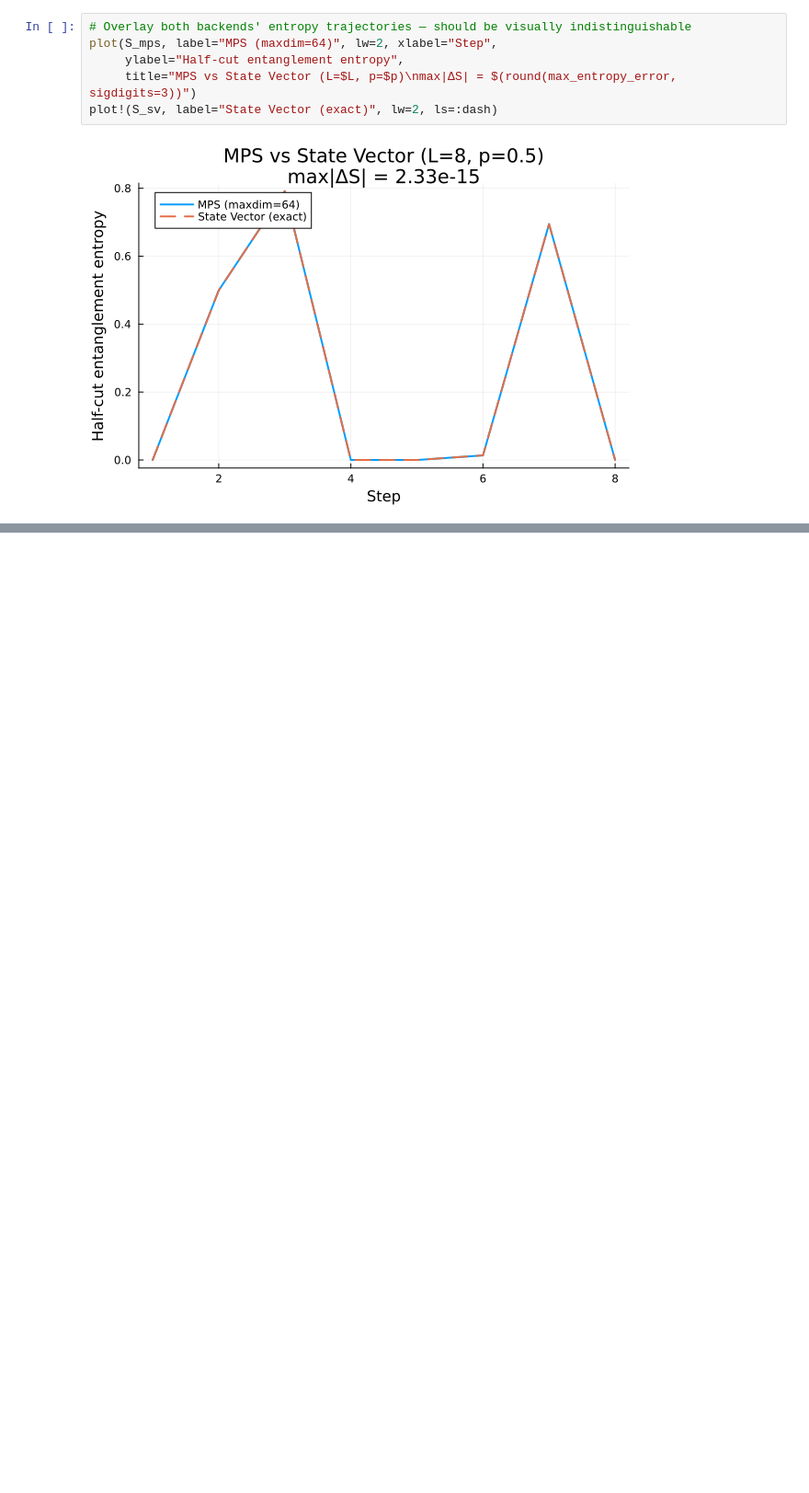
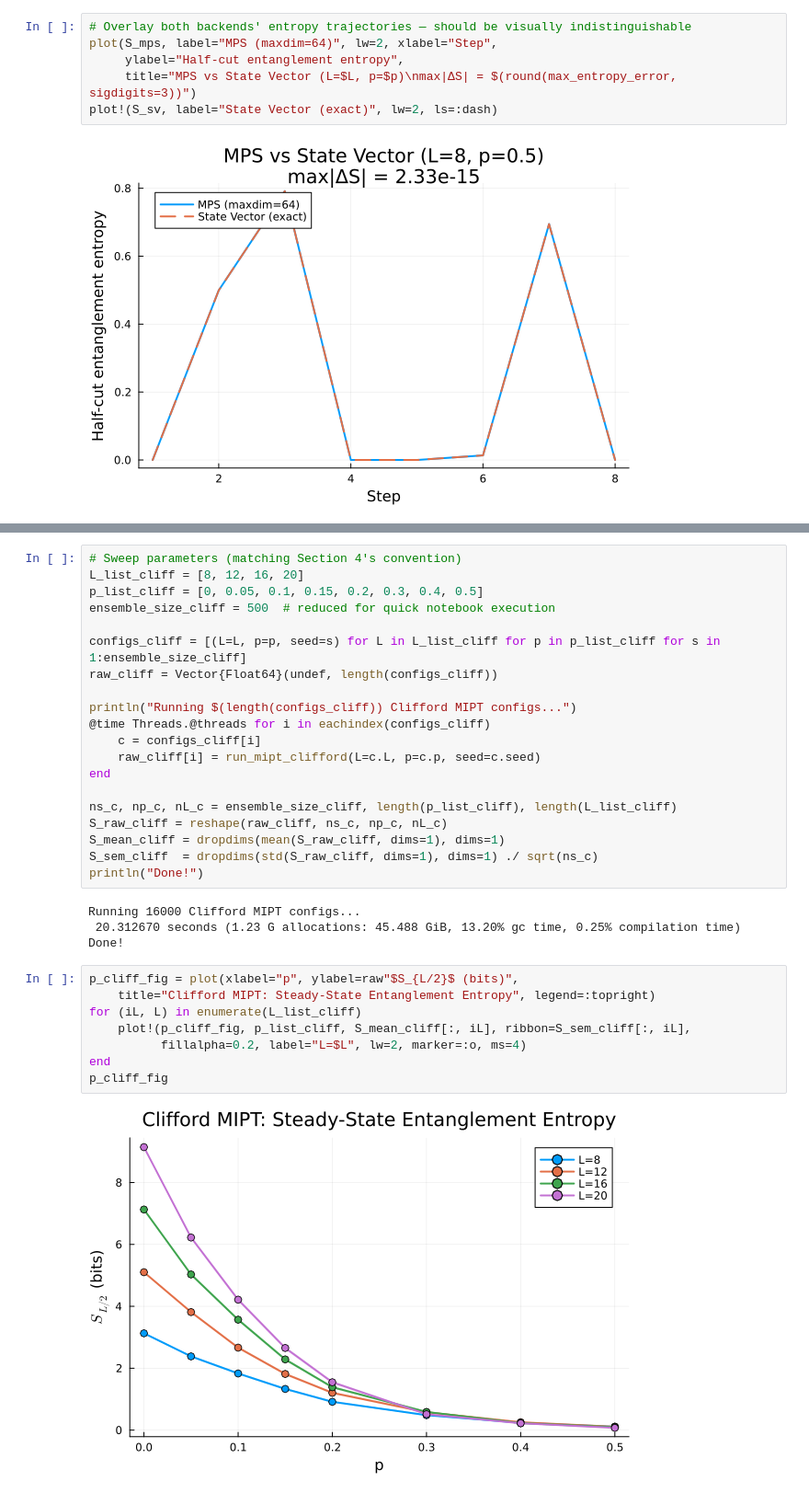
Before and after one commit to hainingpan/QuantumCircuitsMPS.jl, a Jupyter notebook: examples/mipt_example.ipynb, the cells around one changed output, grey strips where cells are left out. Shown at 92% size. Saved outputs shown, nothing was run; the diff lists cells and outputs as text; blank space fills up the shorter version.

Commit message:
v0.3.0: Clifford backend — CNOT, PhaseGate, SWAP, RandomClifford gates, MIPT Clifford demo

```diff
--- a/examples/mipt_example.ipynb
+++ b/examples/mipt_example.ipynb
@@ -345,0 +380,34 @@ plot!(S_sv, label="State Vector (exact)", lw=2, ls=:dash)
+# %%
+# Sweep parameters (matching Section 4's convention)
+L_list_cliff = [8, 12, 16, 20]
+p_list_cliff = [0, 0.05, 0.1, 0.15, 0.2, 0.3, 0.4, 0.5]
+ensemble_size_cliff = 500  # reduced for quick notebook execution
+
+configs_cliff = [(L=L, p=p, seed=s) for L in L_list_cliff for p in p_list_cliff for s in 1:ensemble_size_cliff]
+raw_cliff = Vector{Float64}(undef, length(configs_cliff))
+
+println("Running $(length(configs_cliff)) Clifford MIPT configs...")
+@time Threads.@threads for i in eachindex(configs_cliff)
+    c = configs_cliff[i]
+    raw_cliff[i] = run_mipt_clifford(L=c.L, p=c.p, seed=c.seed)
+end
+
+ns_c, np_c, nL_c = ensemble_size_cliff, length(p_list_cliff), length(L_list_cliff)
+S_raw_cliff = reshape(raw_cliff, ns_c, np_c, nL_c)
+S_mean_cliff = dropdims(mean(S_raw_cliff, dims=1), dims=1)
+S_sem_cliff  = dropdims(std(S_raw_cliff, dims=1), dims=1) ./ sqrt(ns_c)
+println("Done!")
+# %% [output]
+Running 16000 Clifford MIPT configs...
+ 20.312670 seconds (1.23 G allocations: 45.488 GiB, 13.20% gc time, 0.25% compilation time)
+Done!
+# %%
+p_cliff_fig = plot(xlabel="p", ylabel=raw"$S_{L/2}$ (bits)",
+    title="Clifford MIPT: Steady-State Entanglement Entropy", legend=:topright)
+for (iL, L) in enumerate(L_list_cliff)
+    plot!(p_cliff_fig, p_list_cliff, S_mean_cliff[:, iL], ribbon=S_sem_cliff[:, iL],
+          fillalpha=0.2, label="L=$L", lw=2, marker=:o, ms=4)
+end
+p_cliff_fig
+# %% [output]
+[figure, added]
```
Also changed, not shown: parts of 8 cells of this notebook, 20 other files.
